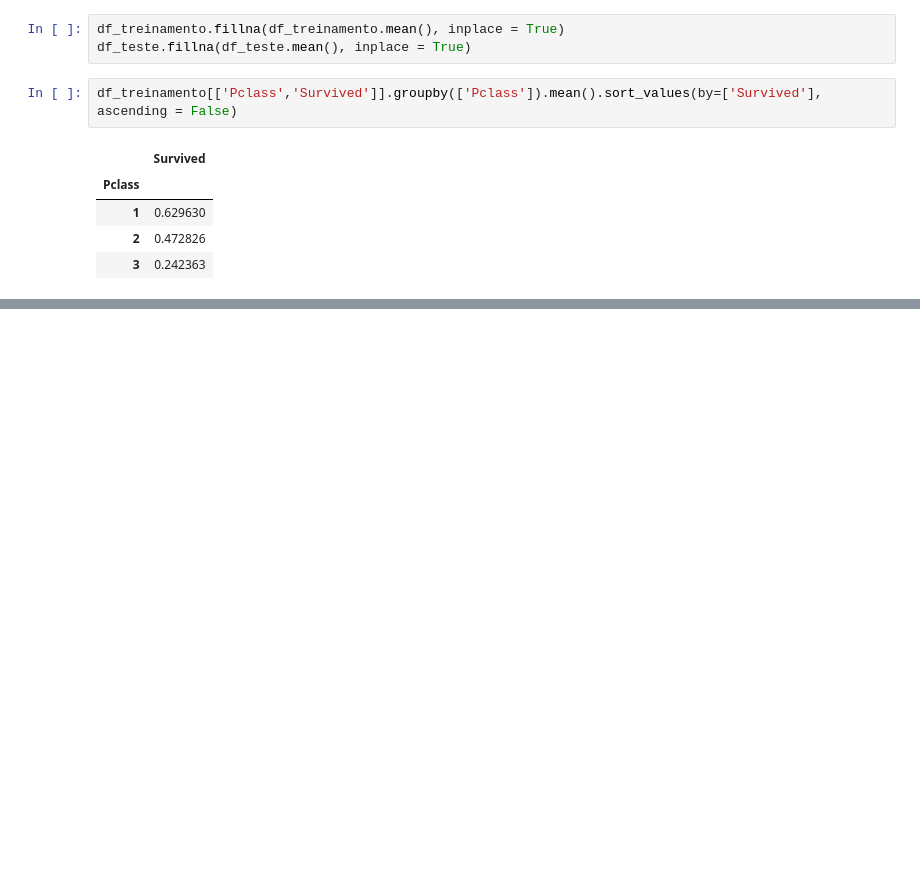
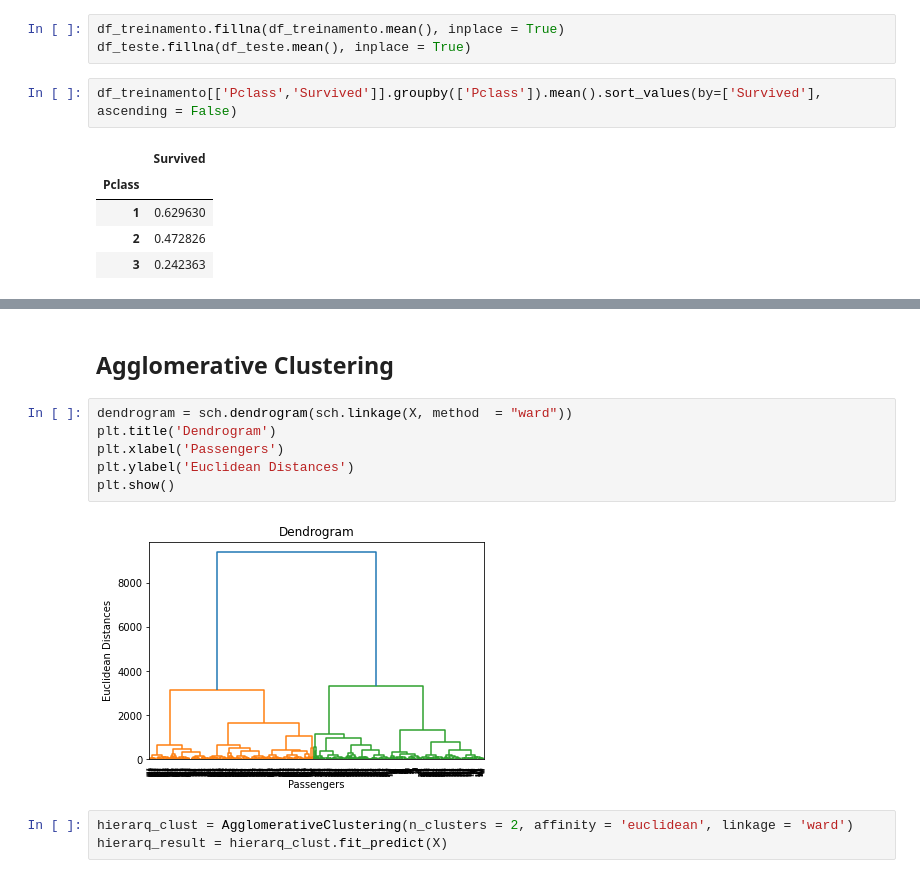
Before and after one commit to marco-prado/Estudos-Data-Science, a Jupyter notebook: Estudo Clustering.ipynb, the cells around one changed output, grey strips where cells are left out. Cells and saved outputs as stored; diff of their text form; blank space fills up the shorter version.

Commit message:
adicao de agglomerative e mean shift clustering

```diff
--- a/Estudo Clustering.ipynb
+++ b/Estudo Clustering.ipynb
@@ -243,0 +253,13 @@ Clusterizações corretas: 51%
+# %% [markdown]
+## Agglomerative Clustering
+# %%
+dendrogram = sch.dendrogram(sch.linkage(X, method  = "ward"))
+plt.title('Dendrogram')
+plt.xlabel('Passengers')
+plt.ylabel('Euclidean Distances')
+plt.show()
+# %% [output]
+[figure, added]
+# %%
+hierarq_clust = AgglomerativeClustering(n_clusters = 2, affinity = 'euclidean', linkage = 'ward')
+hierarq_result = hierarq_clust.fit_predict(X)
```
Also changed, not shown: parts of 35 cells of this notebook.
